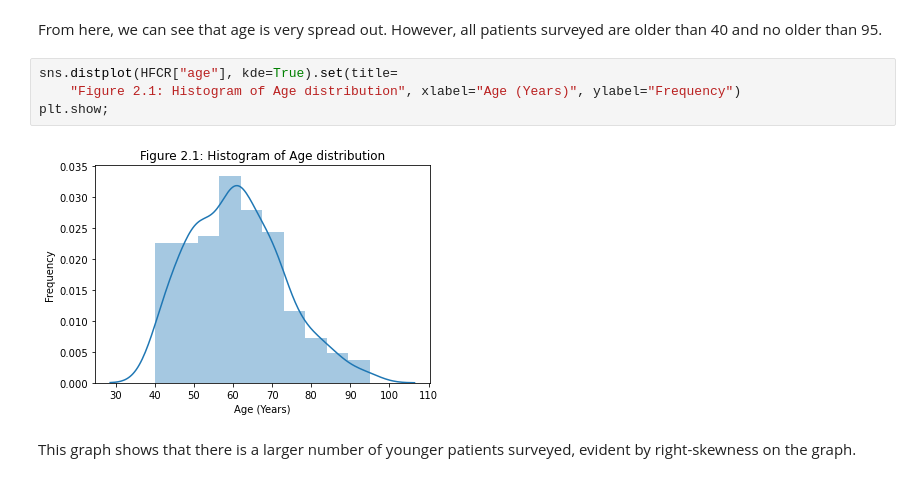
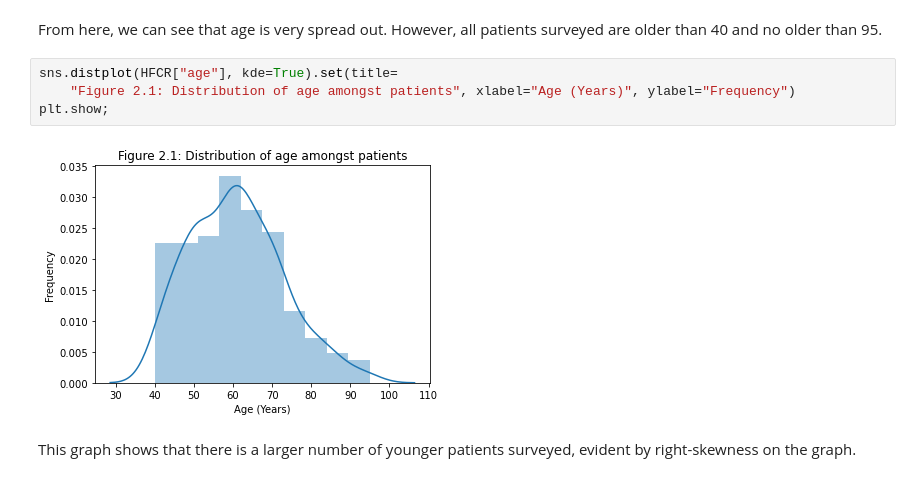
Before and after one commit to Ghost-Recon131/PDS-Assignment2, a Jupyter notebook: assignment2.ipynb, the cells around one changed output. Saved outputs shown, nothing was run; the diff lists cells and outputs as text.

```diff
--- a/assignment2.ipynb
+++ b/assignment2.ipynb
@@ -444,10 +452,10 @@ The lower outlier threshold is 22.5 and the upper outlier threshold is 98.5.
 From here, we can see that age is very spread out. However, all patients surveyed are older than 40 and no older than 95.
 # %%
 sns.distplot(HFCR["age"], kde=True).set(title=
-    "Figure 2.1: Histogram of Age distribution", xlabel="Age (Years)", ylabel="Frequency")
+    "Figure 2.1: Distribution of age amongst patients", xlabel="Age (Years)", ylabel="Frequency")
 plt.show;
 # %% [output]
-[figure, old version]
+[figure, new version]
 # %% [markdown]
 This graph shows that there is a larger number of younger patients surveyed, evident by right-skewness on the graph.
 # %% [markdown]
```
Also changed, not shown: parts of 20 cells of this notebook.
